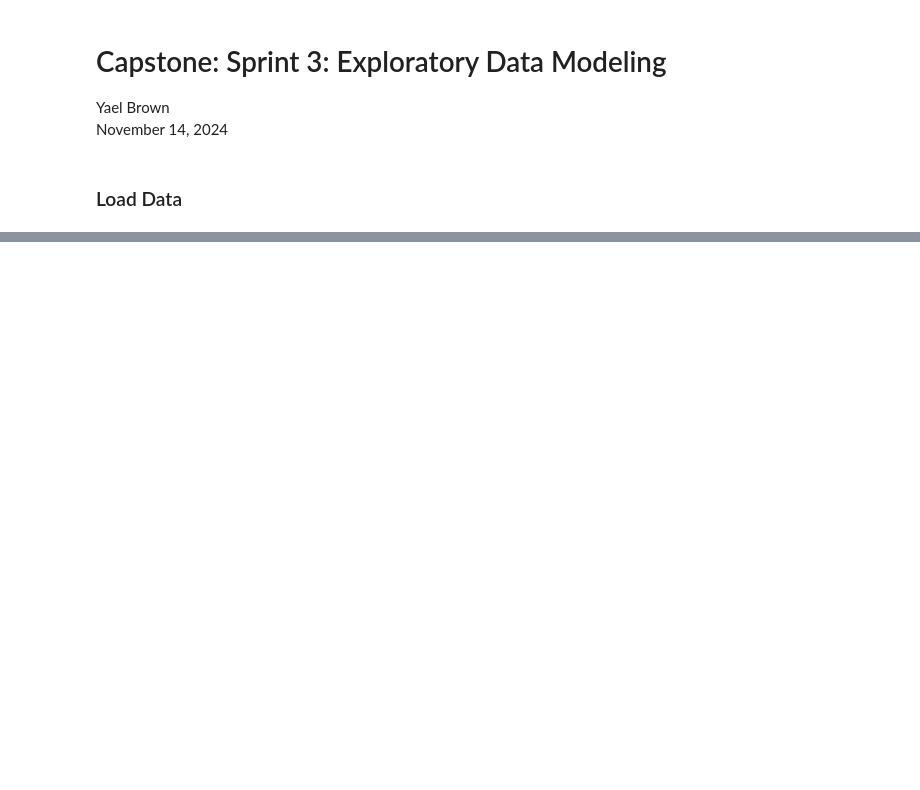
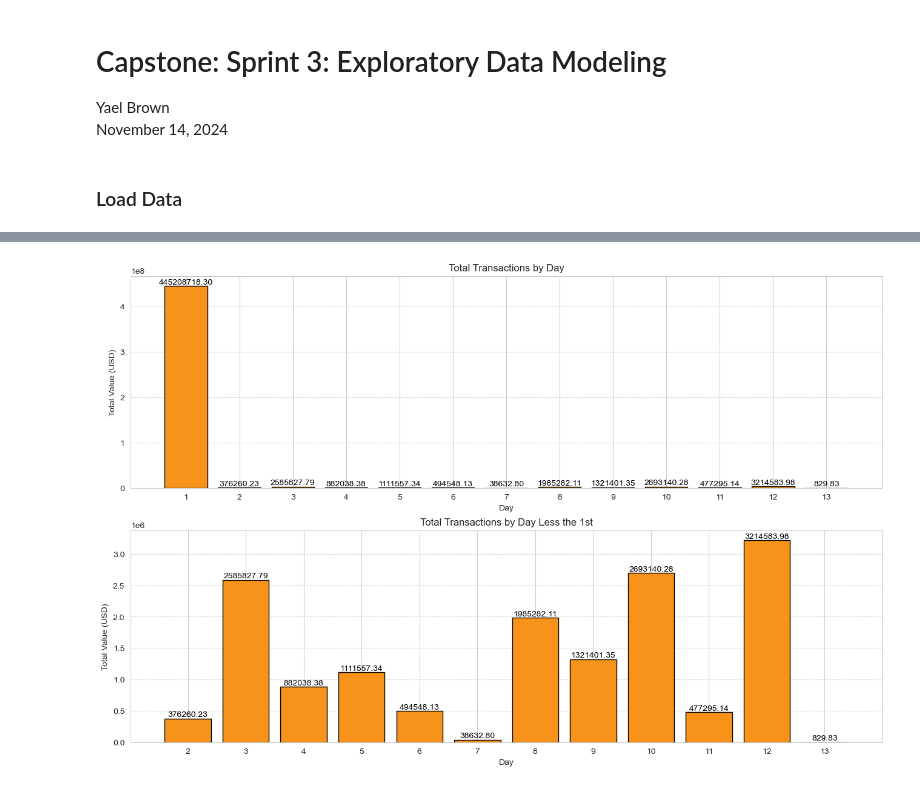
Before and after one commit to yaelBrown/Detecting-Fraud-in-Blockchain, a Jupyter notebook: notebooks/Sprint3_EDA.ipynb, the cells around one changed output, grey strips where cells are left out. Drawn from its saved outputs; the diff is of its cells as text; code cells hidden in the pictures; blank space fills up the shorter version.

```diff
--- a/notebooks/Sprint3_EDA.ipynb
+++ b/notebooks/Sprint3_EDA.ipynb
@@ -40,0 +145,40 @@ Data columns (total 12 columns):
+# %%
+# Graph volume (Value in USD of transactions)
+tx_value = df.groupby('day')['price_tx_usd'].sum()
+
+def print_bar_values(ax, bars):
+    for bar in bars:
+        height = bar.get_height()
+        ax.text(
+            bar.get_x() + bar.get_width() / 2,  # find method to add commas and dollar sign
+            height,
+            f'{height:.2f}',
+            ha='center',
+            va='bottom',
+            fontsize=10,
+            color='black'
+        )
+
+fig, axes = plt.subplots(2, 1, figsize=(16, 10))
+
+bars = axes[0].bar(tx_value.index, tx_value.values, color=custom_colors[0], edgecolor='black')
+axes[0].set_title('Total Transactions by Day')
+axes[0].set_xlabel('Day')
+axes[0].set_ylabel('Total Value (USD)')
+axes[0].set_xticks(x_ticks)
+axes[0].grid(axis='y', linestyle='--', alpha=0.7)
+print_bar_values(axes[0], bars)
+
+tx_value = tx_value[tx_value.index != 1]
+
+bars = axes[1].bar(tx_value.index, tx_value.values, color=custom_colors[0], edgecolor='black')
+axes[1].set_title('Total Transactions by Day Less the 1st')
+axes[1].set_xlabel('Day')
+axes[1].set_ylabel('Total Value (USD)')
+axes[1].set_xticks(tx_value.index)
+axes[1].grid(axis='y', linestyle='--', alpha=0.7)
+print_bar_values(axes[1], bars)
+
+plt.show()
+# %% [output]
+[figure, added]
```
Also changed, not shown: parts of 14 cells of this notebook, 1 other file.
